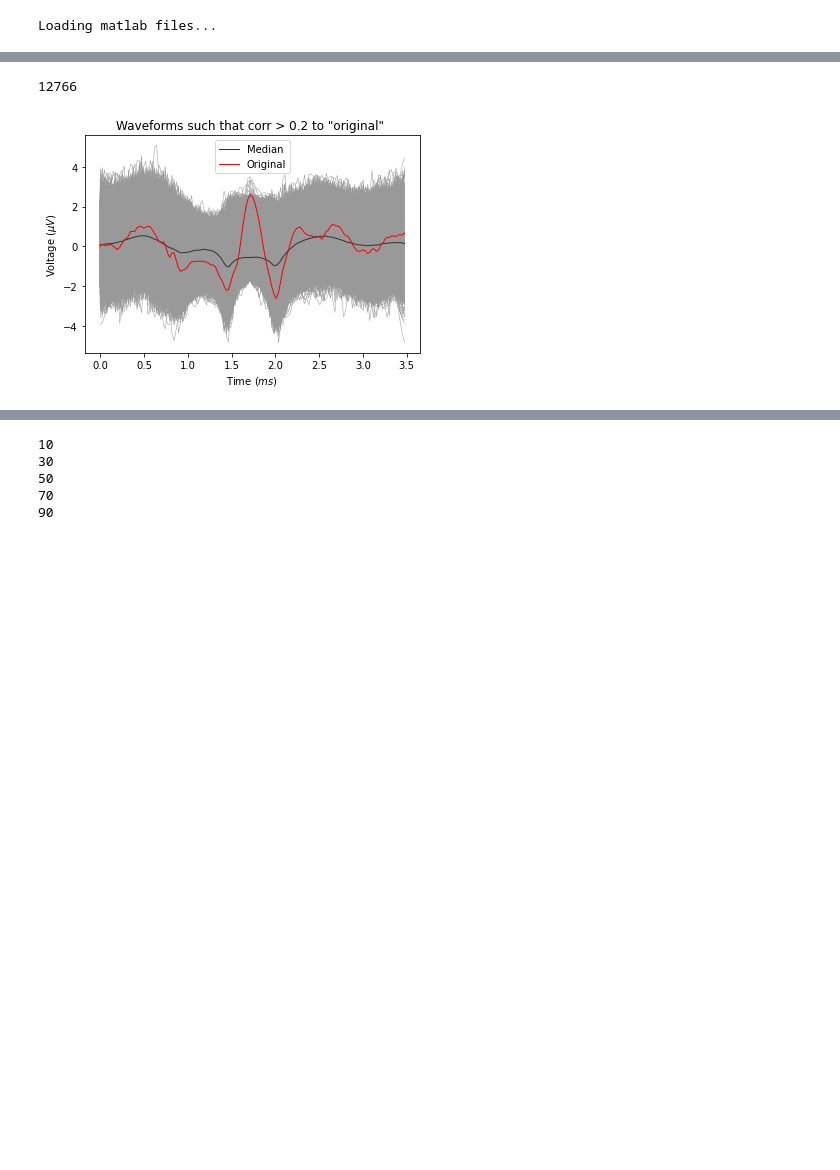
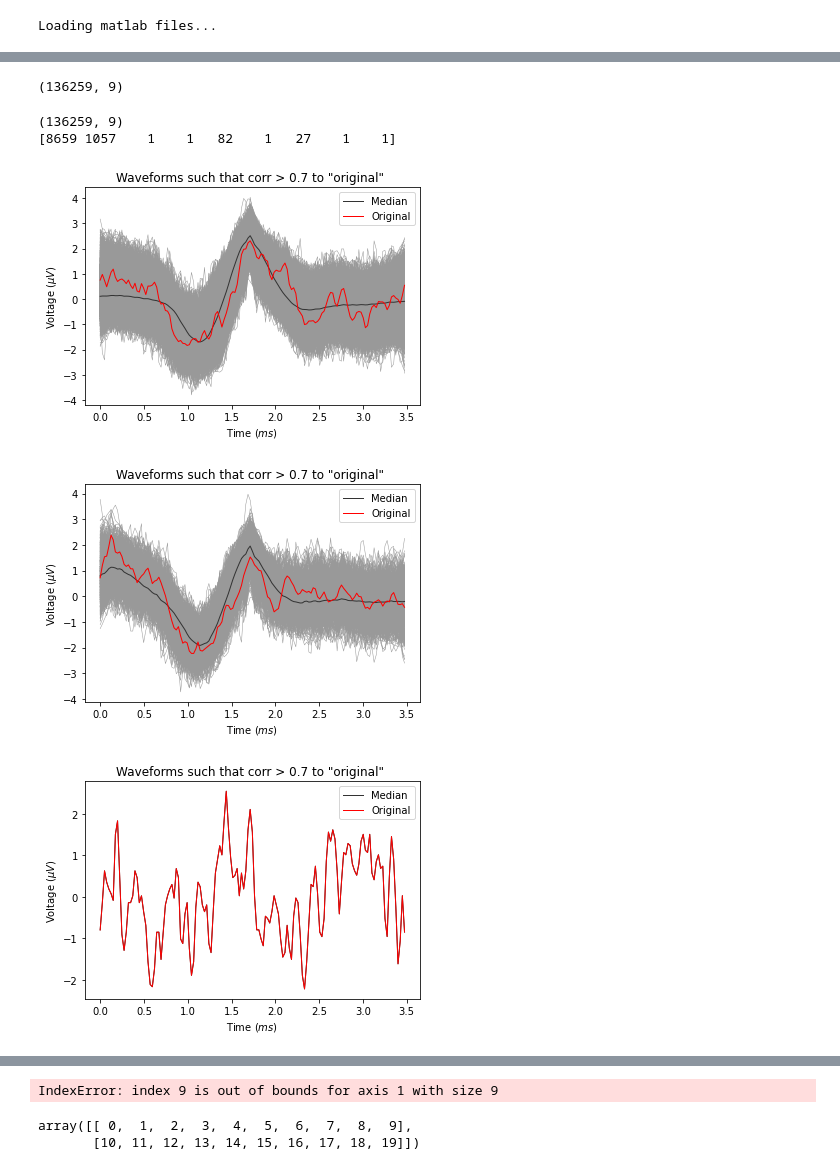
Before and after one commit to gabberiel/cytokine_activity, a Jupyter notebook: gg_jupyters/random_tests.ipynb, the cells around one changed output, grey strips where cells are left out. Saved outputs shown, nothing was run; the diff lists cells and outputs as text; code cells hidden in the pictures; blank space fills up the shorter version.

Commit message:
Event-rate labeling runs. Test implementation in jupyter main_cvae

```diff
--- a/gg_jupyters/random_tests.ipynb
+++ b/gg_jupyters/random_tests.ipynb
@@ -54,25 +60,33 @@ plt.show()
 # %%
 wf = waveforms #[0::100,:]
 
-corr_matrix = np.matmul(wf,wf[0,:].T)*1/(wf.shape[-1]-1)
+waveform_range = np.arange(100,1000,100)
+#print(waveform_range)
+corr_matrix = np.matmul(wf,wf[waveform_range,:].T)*1/(wf.shape[-1]-1)
 del wf
+corr_matrix.shape
 #np.matmul(waveforms,waveforms.T).shape
+# %% [output]
+(136259, 9)
 # %%
-threshold = 0.2
+threshold = 0.7
 bool_labels = corr_matrix>threshold
-print(sum(bool_labels))
+print(bool_labels.shape)
+print(np.sum(bool_labels,axis=0))
 
 time = np.arange(0,3.5,3.5/waveforms.shape[-1])
-plt.plot(time,waveforms[bool_labels].T,color = (0.6,0.6,0.6),lw=0.5)
-plt.plot(time,np.median(waveforms[bool_labels],axis=0),color = (0.2,0.2,0.2),lw=1, label='Median')
-plt.plot(time,waveforms[0,:],color = (1,0,0),lw=1, label='Original')
-
-
-plt.xlabel('Time $(ms)$')
-plt.ylabel('Voltage $(\mu V)$')
-plt.title(f'Waveforms such that corr > {threshold} to "original" ')
-plt.legend()
-plt.show()
+for ii in range(10):
+    plt.plot(time,waveforms[bool_labels[:,ii]].T,color = (0.6,0.6,0.6),lw=0.5)
+    plt.plot(time,np.median(waveforms[bool_labels[:,ii]],axis=0),color = (0.2,0.2,0.2),lw=1, label='Median')
+    plt.plot(time,waveforms[waveform_range[ii],:],color = (1,0,0),lw=1, label='Original')
+    plt.xlabel('Time $(ms)$')
+    plt.ylabel('Voltage $(\mu V)$')
+    plt.title(f'Waveforms such that corr > {threshold} to "original" ')
+    plt.legend(loc='upper right')
+    plt.show()
 # %% [output]
-12766
+(136259, 9)
+[8659 1057    1    1   82    1   27    1    1]
-[figure, old version]
+[figure, new version]
+[figure, added]
+[figure, added]
@@ -79,9 +99,6 @@ plt.show()
+IndexError: index 9 is out of bounds for axis 1 with size 9
-# %%
-for i in range(10,100,20):
-    print(i)
-# %% [output]
-10
-30
-50
-70
-90
+# %%
+np.arange(20).reshape(2,-1)
+# %% [output]
+array([[ 0,  1,  2,  3,  4,  5,  6,  7,  8,  9],
+       [10, 11, 12, 13, 14, 15, 16, 17, 18, 19]])
```
Also changed, not shown: parts of 6 cells of this notebook, 2 other files.
